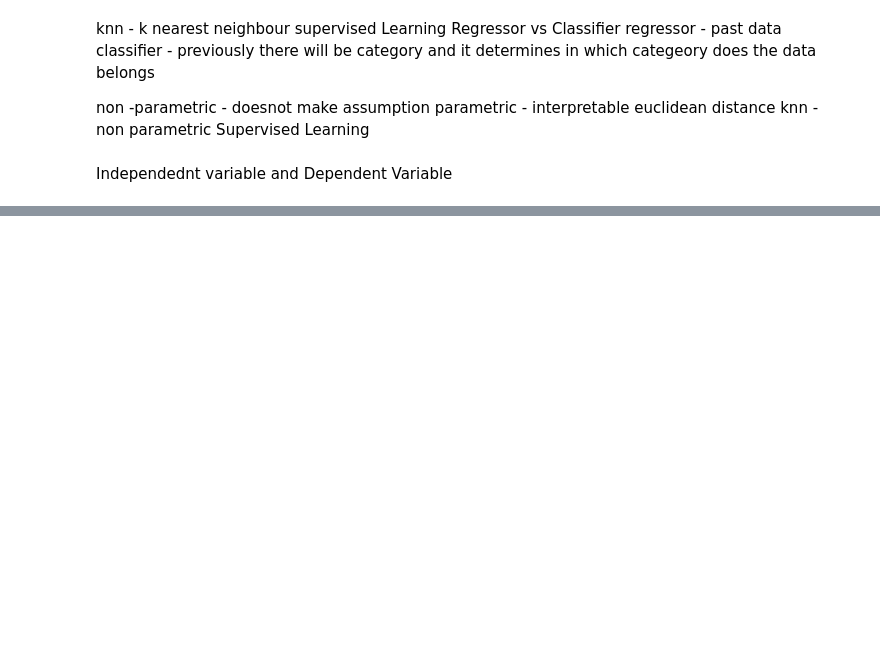
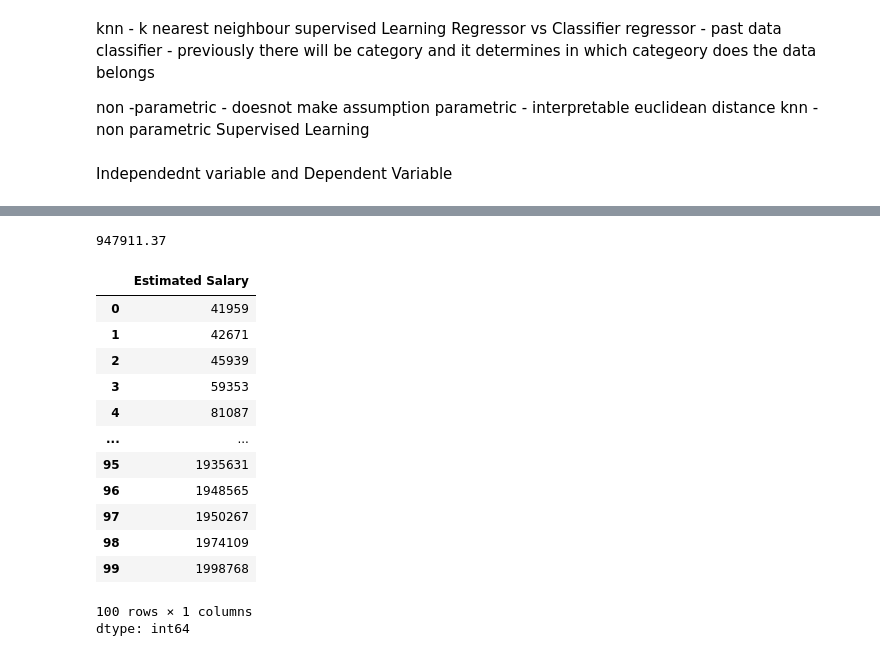
Before and after one commit to dabster108/K-Nearest-Neighbor-KNN-Algorithm-for-Machine-Learning, a Jupyter notebook: Knn.ipynb, the cells around one changed output, grey strips where cells are left out. Drawn from its saved outputs; the diff is of its cells as text; code cells hidden in the pictures; blank space fills up the shorter version.

```diff
--- a/Knn.ipynb
+++ b/Knn.ipynb
@@ -16,0 +141,23 @@ Independednt variable and Dependent Variable
+# %%
+# mean mode median average salary
+data_set['Estimated Salary'].mean()
+# %% [output]
+947911.37
+# %%
+data_set['Estimated Salary'].median()
+data_set['Estimated Salary'].mode()
+# %% [output]
+|  | Estimated Salary |
+| 0 | 41959 |
+| 1 | 42671 |
+| 2 | 45939 |
+| 3 | 59353 |
+| 4 | 81087 |
+| ... | ... |
+| 95 | 1935631 |
+| 96 | 1948565 |
+| 97 | 1950267 |
+| 98 | 1974109 |
+| 99 | 1998768 |
+100 rows × 1 columns
+dtype: int64
```
Also changed, not shown: parts of 16 cells of this notebook.
